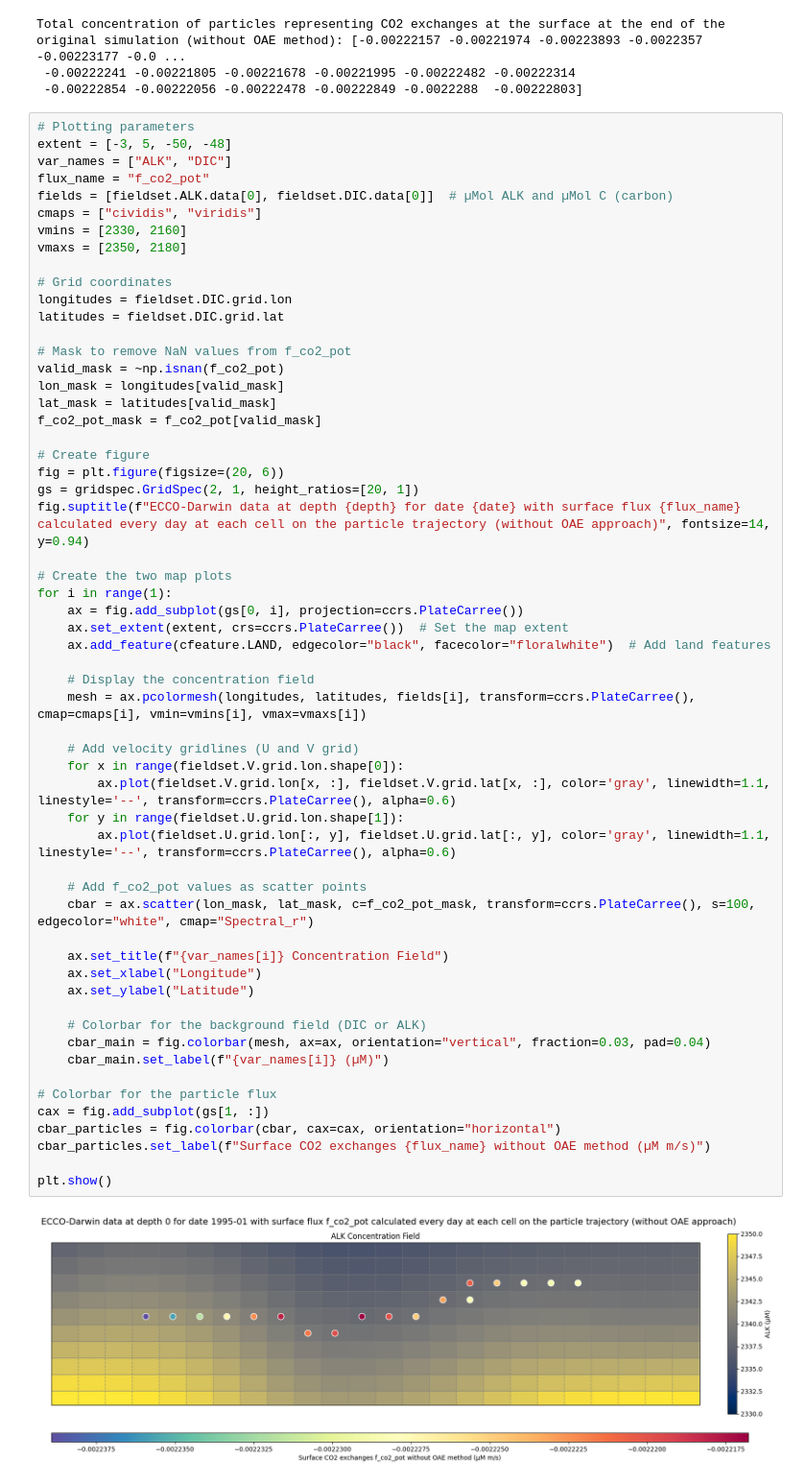
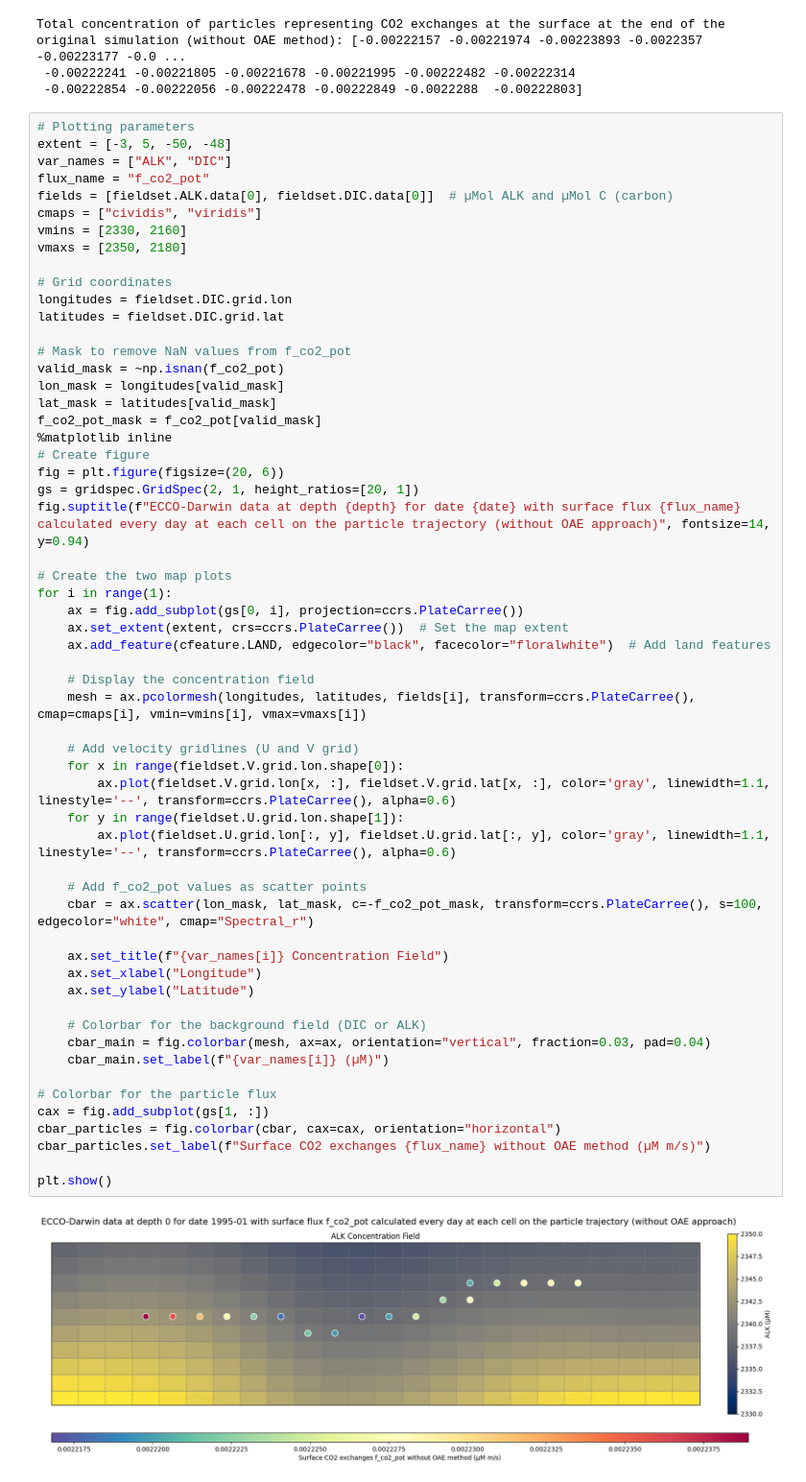
Before and after one commit to ocebousquet/rapid_mCDR_horizontal, a Jupyter notebook: RapidmCDR/LLC270_OceanParcels_rapidmCDR.ipynb, the cells around one changed output. Shown at 96% size. Saved outputs shown, nothing was run; the diff lists cells and outputs as text.

```diff
--- a/RapidmCDR/LLC270_OceanParcels_rapidmCDR.ipynb
+++ b/RapidmCDR/LLC270_OceanParcels_rapidmCDR.ipynb
@@ -611,7 +611,7 @@ valid_mask = ~np.isnan(f_co2_pot)
 lon_mask = longitudes[valid_mask]
 lat_mask = latitudes[valid_mask]
 f_co2_pot_mask = f_co2_pot[valid_mask]
-
+%matplotlib inline
 # Create figure
 fig = plt.figure(figsize=(20, 6))
 gs = gridspec.GridSpec(2, 1, height_ratios=[20, 1])
@@ -622,32 +622,32 @@ for i in range(1):
     ax = fig.add_subplot(gs[0, i], projection=ccrs.PlateCarree())
     ax.set_extent(extent, crs=ccrs.PlateCarree())  # Set the map extent
     ax.add_feature(cfeature.LAND, edgecolor="black", facecolor="floralwhite")  # Add land features
 
     # Display the concentration field
     mesh = ax.pcolormesh(longitudes, latitudes, fields[i], transform=ccrs.PlateCarree(), cmap=cmaps[i], vmin=vmins[i], vmax=vmaxs[i])
 
     # Add velocity gridlines (U and V grid)
     for x in range(fieldset.V.grid.lon.shape[0]):
         ax.plot(fieldset.V.grid.lon[x, :], fieldset.V.grid.lat[x, :], color='gray', linewidth=1.1, linestyle='--', transform=ccrs.PlateCarree(), alpha=0.6)
     for y in range(fieldset.U.grid.lon.shape[1]):
         ax.plot(fieldset.U.grid.lon[:, y], fieldset.U.grid.lat[:, y], color='gray', linewidth=1.1, linestyle='--', transform=ccrs.PlateCarree(), alpha=0.6)
 
     # Add f_co2_pot values as scatter points
-    cbar = ax.scatter(lon_mask, lat_mask, c=f_co2_pot_mask, transform=ccrs.PlateCarree(), s=100, edgecolor="white", cmap="Spectral_r")
+    cbar = ax.scatter(lon_mask, lat_mask, c=-f_co2_pot_mask, transform=ccrs.PlateCarree(), s=100, edgecolor="white", cmap="Spectral_r")
 
     ax.set_title(f"{var_names[i]} Concentration Field")
     ax.set_xlabel("Longitude")
     ax.set_ylabel("Latitude")
 
     # Colorbar for the background field (DIC or ALK)
     cbar_main = fig.colorbar(mesh, ax=ax, orientation="vertical", fraction=0.03, pad=0.04)
     cbar_main.set_label(f"{var_names[i]} (µM)")
 
 # Colorbar for the particle flux
 cax = fig.add_subplot(gs[1, :])
 cbar_particles = fig.colorbar(cbar, cax=cax, orientation="horizontal")
 cbar_particles.set_label(f"Surface CO2 exchanges {flux_name} without OAE method (µM m/s)")
 
 plt.show()
 # %% [output]
-[figure, old version]
+[figure, new version]
```
Also changed, not shown: parts of 2 cells of this notebook, 1 other file.
